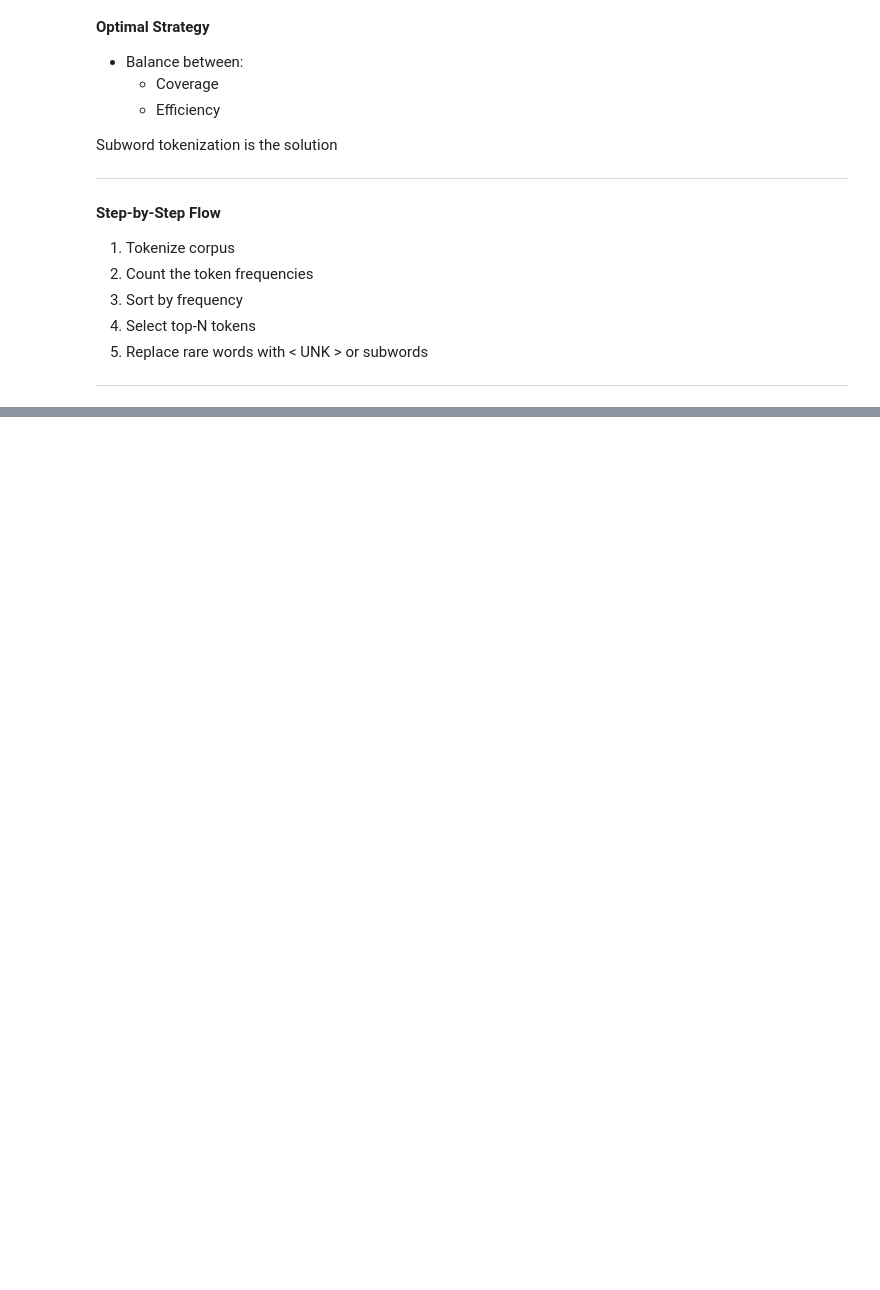
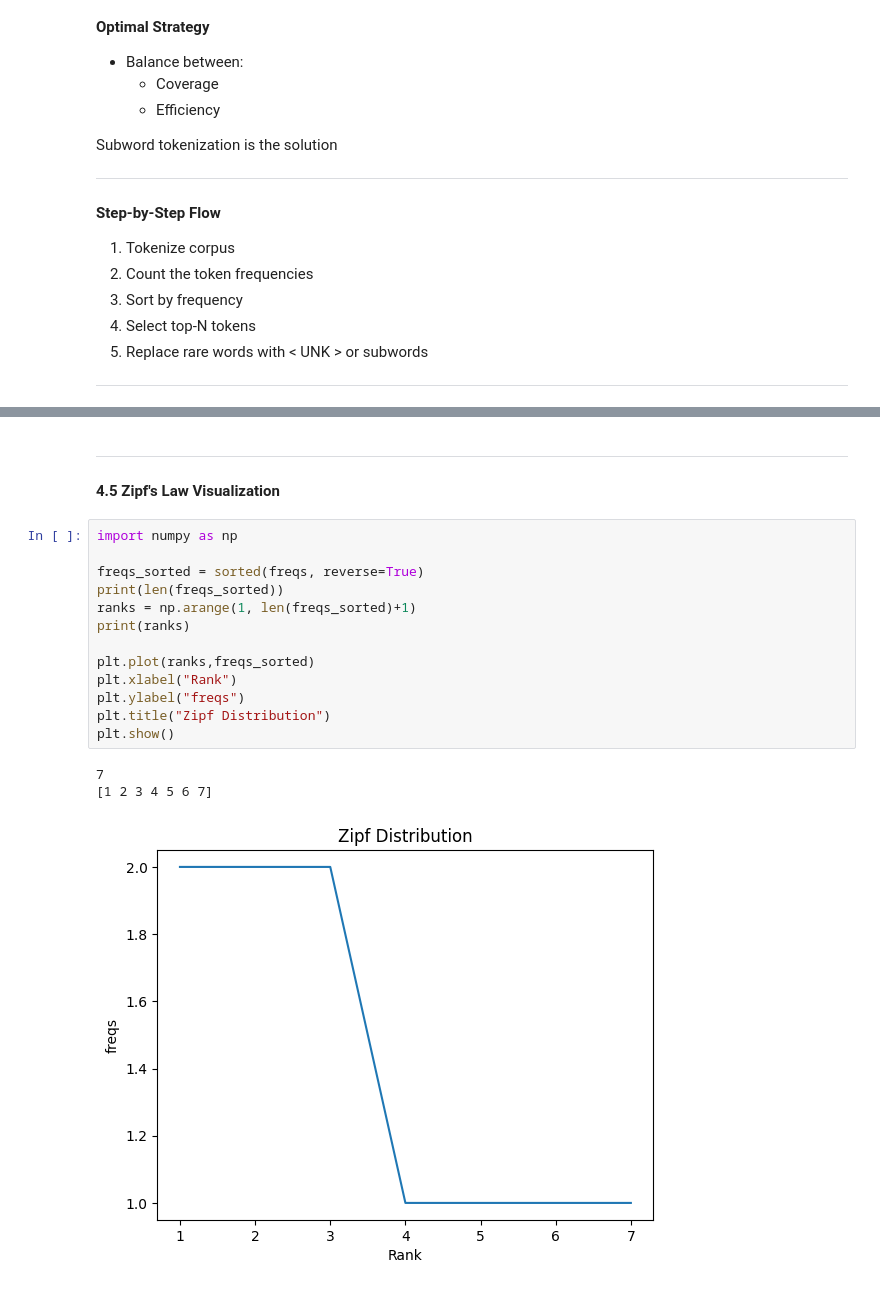
Before and after one commit to erkartik2001/nlp-genai-mastery, a Jupyter notebook: Phase1_TextProcessingTokenization/Day5_VocabularyAndTextStatistics.ipynb, the cells around one changed output, grey strips where cells are left out. Drawn from its saved outputs; the diff is of its cells as text; blank space fills up the shorter version.

```diff
--- a/Phase1_TextProcessingTokenization/Day5_VocabularyAndTextStatistics.ipynb
+++ b/Phase1_TextProcessingTokenization/Day5_VocabularyAndTextStatistics.ipynb
@@ -242,0 +307,21 @@ Modern LLM pipelines (handled via subword tokenization)
+# %% [markdown]
+---
+
+#### **4.5 Zipf's Law Visualization**
+# %%
+import numpy as np
+
+freqs_sorted = sorted(freqs, reverse=True)
+print(len(freqs_sorted))
+ranks = np.arange(1, len(freqs_sorted)+1)
+print(ranks)
+
+plt.plot(ranks,freqs_sorted)
+plt.xlabel("Rank")
+plt.ylabel("freqs")
+plt.title("Zipf Distribution")
+plt.show()
+# %% [output]
+7
+[1 2 3 4 5 6 7]
+[figure, added]
```
Also changed, not shown: parts of 19 cells of this notebook.
